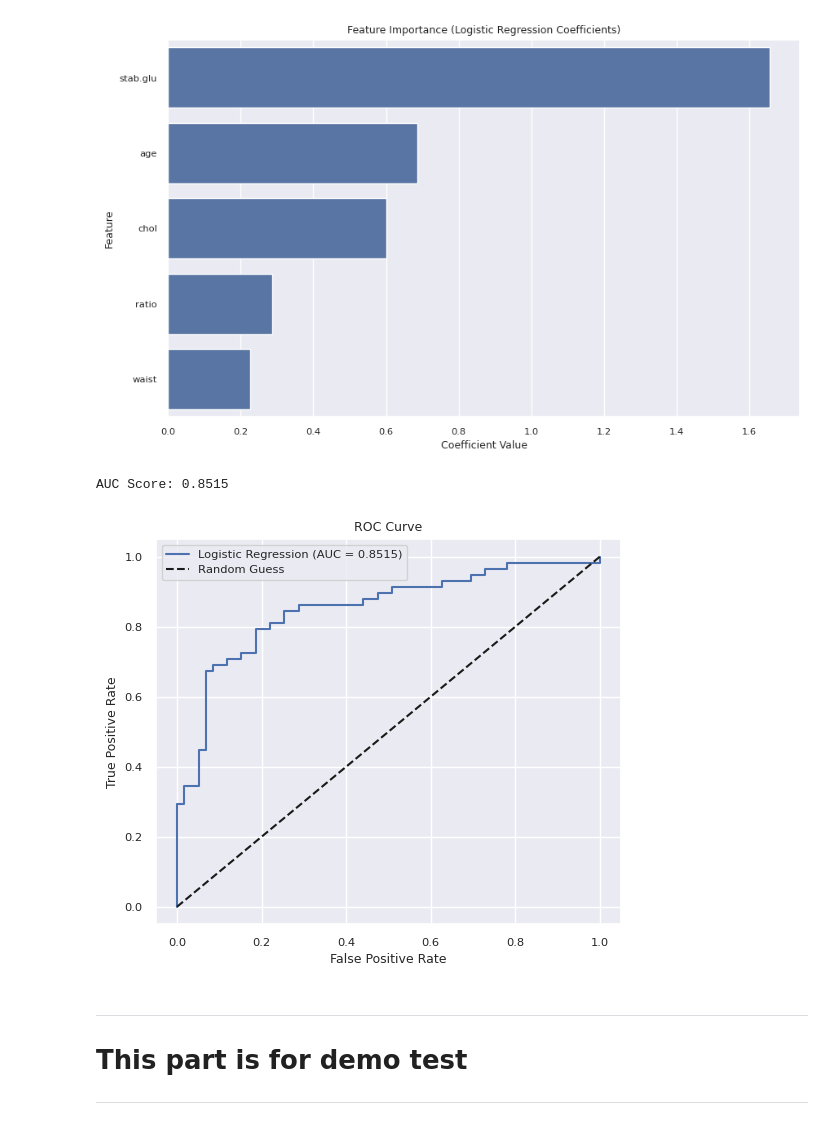
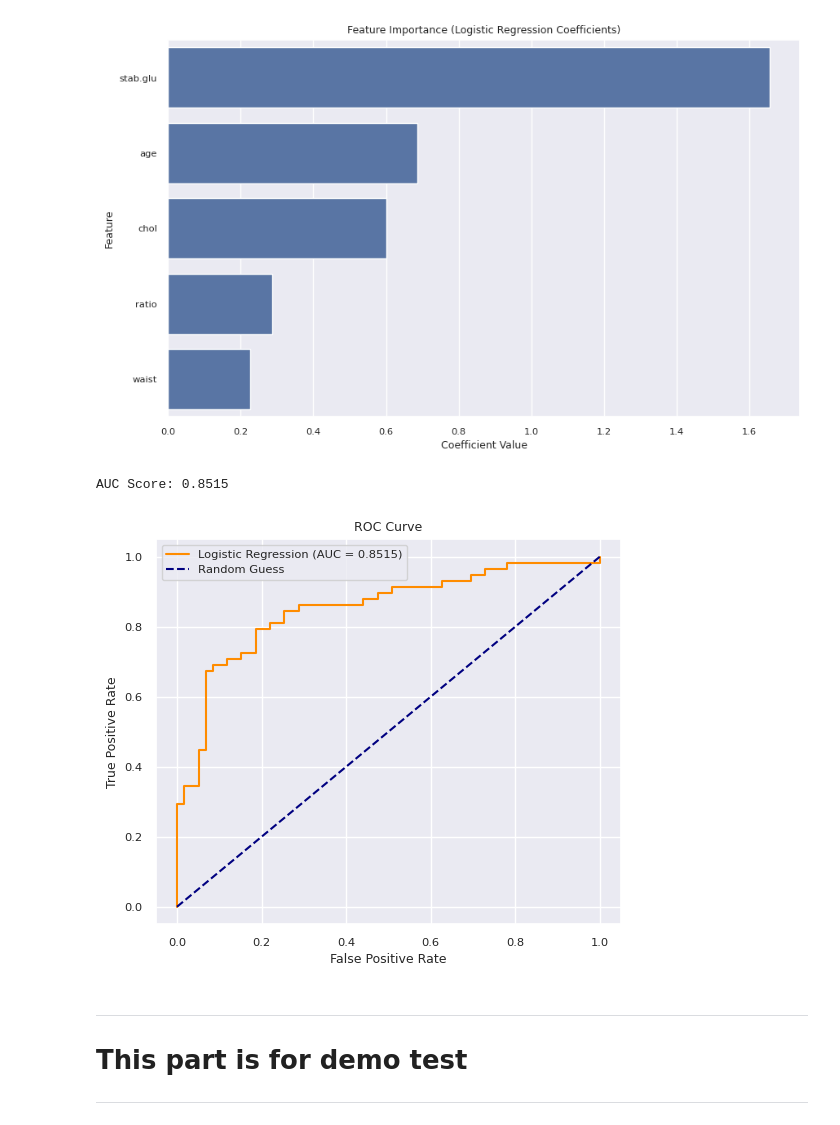
Before and after one commit to Thaer-F-Ali/Logistitc_Regression_Implimitation, a Jupyter notebook: logistic_regression_implimintaion.ipynb, the cells around one changed output. Saved outputs shown, nothing was run; the diff lists cells and outputs as text; code cells hidden in the pictures.

```diff
--- a/logistic_regression_implimintaion.ipynb
+++ b/logistic_regression_implimintaion.ipynb
@@ -550,29 +550,43 @@ plt.show()
 # %% [output]
 [figure]
 # %%
+import warnings
+warnings.filterwarnings("ignore")
+import numpy as np
+import pandas as pd
+import matplotlib.pyplot as plt
+from matplotlib.patches import ConnectionPatch
+import seaborn as sns
+from scipy.stats import norm
+import statistics
+import plotly.graph_objects as go
+import plotly.express as px
+from plotly.offline import init_notebook_mode
+init_notebook_mode(connected=True)
+
 # 16. Plorint area under curve
 #Predict probabilities for the positive class
 y_probs = model.predict_proba(X_test)[:, 1]
 
     # Calculate AUC
 from sklearn.metrics import roc_auc_score, roc_curve
 auc_score = roc_auc_score(y_test, y_probs)
 print(f"AUC Score: {auc_score:.4f}")
 
 # Optional: Plot ROC curve
 fpr, tpr, thresholds = roc_curve(y_test, y_probs)
 plt.figure(figsize=(6, 5))
-plt.plot(fpr, tpr, label=f'Logistic Regression (AUC = {auc_score:.4f})')
-plt.plot([0, 1], [0, 1], 'k--', label='Random Guess')
+plt.plot(fpr, tpr, label=f'Logistic Regression (AUC = {auc_score:.4f})', color='darkorange',  )
+plt.plot([0, 1], [0, 1], 'k--', label='Random Guess', color='navy')
 plt.xlabel('False Positive Rate')
 plt.ylabel('True Positive Rate')
 plt.title('ROC Curve')
 plt.legend()
 plt.grid(True)
 plt.show()
 # %% [output]
 AUC Score: 0.8515
-[figure, old version]
+[figure, new version]
 # %% [markdown]
 
 
```
